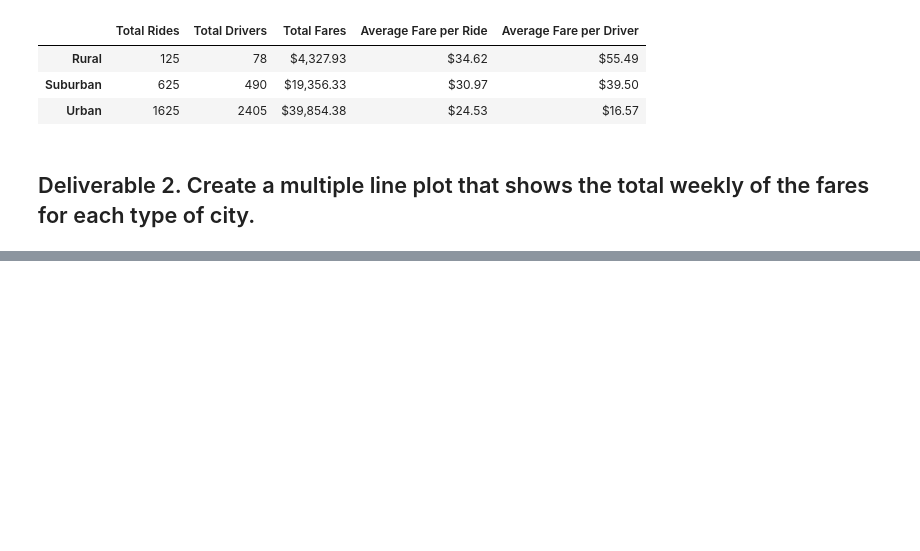
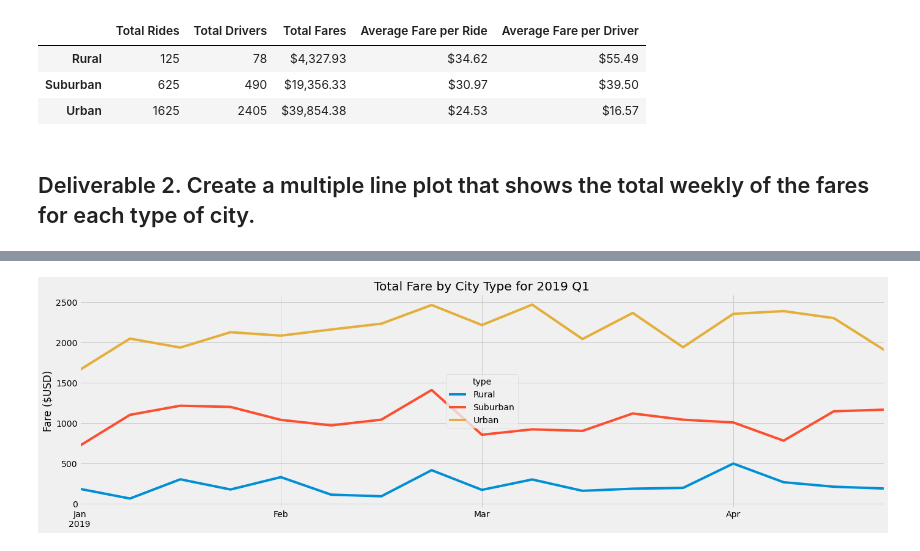
Before and after one commit to Daniel-Sanudo/PyBer_Analysis, a Jupyter notebook: PyBer_Challenge.ipynb, the cells around one changed output, grey strips where cells are left out. Saved outputs shown, nothing was run; the diff lists cells and outputs as text; code cells hidden in the pictures; blank space fills up the shorter version.

Commit message:
Created chart and df the 2019 Q1 fares per city type

```diff
--- a/PyBer_Challenge.ipynb
+++ b/PyBer_Challenge.ipynb
@@ -136,3 +183,5 @@ pyber_summary_df
 # %%
 # 4. Create a pivot table with the 'date' as the index, the columns ='type', and values='fare'
 # to get the total fares for each type of city by the date.
+date_type_pivot = date_type_df.pivot(index = "date", columns = "type", values ="fare")
+date_type_pivot.head(10)
@@ -139,2 +201,4 @@ pyber_summary_df
 # %%
 # 5. Create a new DataFrame from the pivot table DataFrame using loc on the given dates, '2019-01-01':'2019-04-29'.
+date_type_Q1_df = date_type_pivot.loc['2019-01-01':'2019-04-28']
+date_type_Q1_df
@@ -141,3 +220,6 @@ pyber_summary_df
 # %%
 # 6. Set the "date" index to datetime datatype. This is necessary to use the resample() method in Step 8.
 # df.index = pd.to_datetime(df.index)
+
+date_type_Q1_df.index = pd.to_datetime(date_type_Q1_df.index)
+date_type_Q1_df
@@ -146,2 +255,4 @@ pyber_summary_df
 # %%
 # 8. Create a new DataFrame using the "resample()" function by week 'W' and get the sum of the fares for each week.
+date_type_Q1_weekly_df = date_type_Q1_df.resample("W").sum()
+date_type_Q1_weekly_df.head(10)
@@ -148,7 +272,19 @@ pyber_summary_df
 # %%
 # 8. Using the object-oriented interface method, plot the resample DataFrame using the df.plot() function.
 
 # Import the style from Matplotlib.
 from matplotlib import style
 # Use the graph style fivethirtyeight.
 style.use('fivethirtyeight')
+date_type_Q1_weekly_df.plot(kind = "line",
+                            title = "Total Fare by City Type for 2019 Q1",
+                            xlabel = "",
+                            ylabel = "Fare ($USD)",
+                            fontsize = 14,
+                            ylim = (-50, 2600),
+                            figsize = (21,6),
+                            legend = "center"
+                           )
+plt.savefig(os.path.join("Analysis","Q1_Fares_per_City_Type"))
+# %% [output]
+[figure, added]
```
Also changed, not shown: parts of 8 cells of this notebook, 1 other file.
